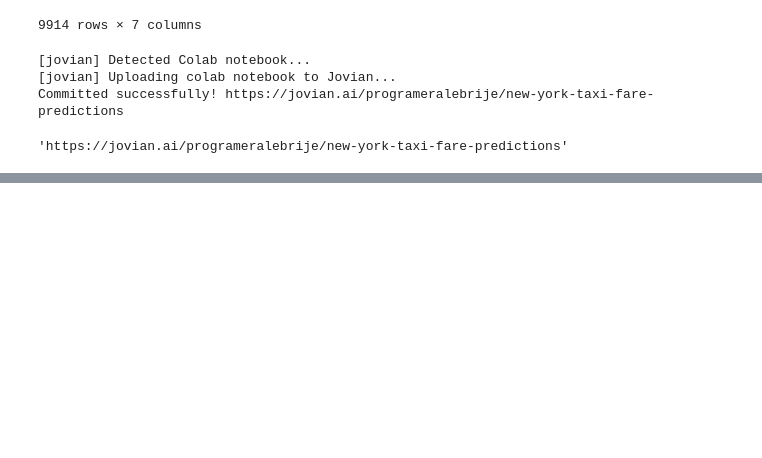
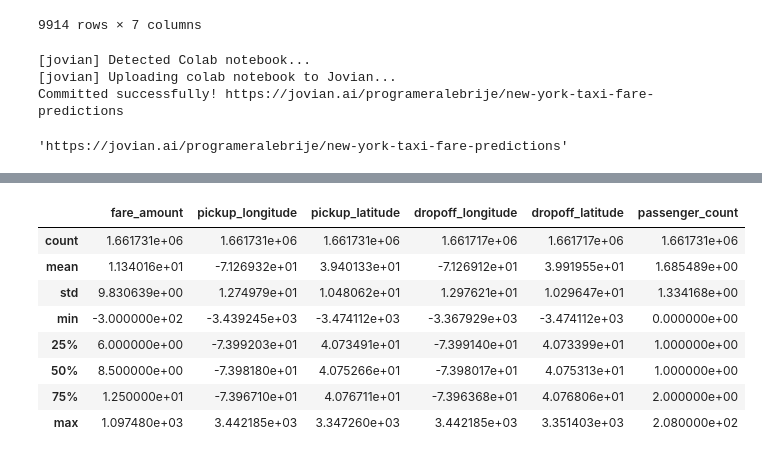
Before and after one commit to programeralebrije/MachineLearningNYtaxi, a Jupyter notebook: new_york_taxi_fare_predictions.ipynb, the cells around one changed output, grey strips where cells are left out. Cells and saved outputs as stored; diff of their text form; code cells hidden in the pictures; blank space fills up the shorter version.

```diff
--- a/new_york_taxi_fare_predictions.ipynb
+++ b/new_york_taxi_fare_predictions.ipynb
@@ -302,0 +329,12 @@ Committed successfully! https://jovian.ai/programeralebrije/new-york-taxi-fare-p
+# %%
+df.describe()
+# %% [output]
+|  | fare_amount | pickup_longitude | pickup_latitude | dropoff_longitude | dropoff_latitude | passenger_count |
+| count | 1.661731e+06 | 1.661731e+06 | 1.661731e+06 | 1.661717e+06 | 1.661717e+06 | 1.661731e+06 |
+| mean | 1.134016e+01 | -7.126932e+01 | 3.940133e+01 | -7.126912e+01 | 3.991955e+01 | 1.685489e+00 |
+| std | 9.830639e+00 | 1.274979e+01 | 1.048062e+01 | 1.297621e+01 | 1.029647e+01 | 1.334168e+00 |
+| min | -3.000000e+02 | -3.439245e+03 | -3.474112e+03 | -3.367929e+03 | -3.474112e+03 | 0.000000e+00 |
+| 25% | 6.000000e+00 | -7.399203e+01 | 4.073491e+01 | -7.399140e+01 | 4.073399e+01 | 1.000000e+00 |
+| 50% | 8.500000e+00 | -7.398180e+01 | 4.075266e+01 | -7.398017e+01 | 4.075313e+01 | 1.000000e+00 |
+| 75% | 1.250000e+01 | -7.396710e+01 | 4.076711e+01 | -7.396368e+01 | 4.076806e+01 | 2.000000e+00 |
+| max | 1.097480e+03 | 3.442185e+03 | 3.347260e+03 | 3.442185e+03 | 3.351403e+03 | 2.080000e+02 |
```
Also changed, not shown: parts of 13 cells of this notebook.
